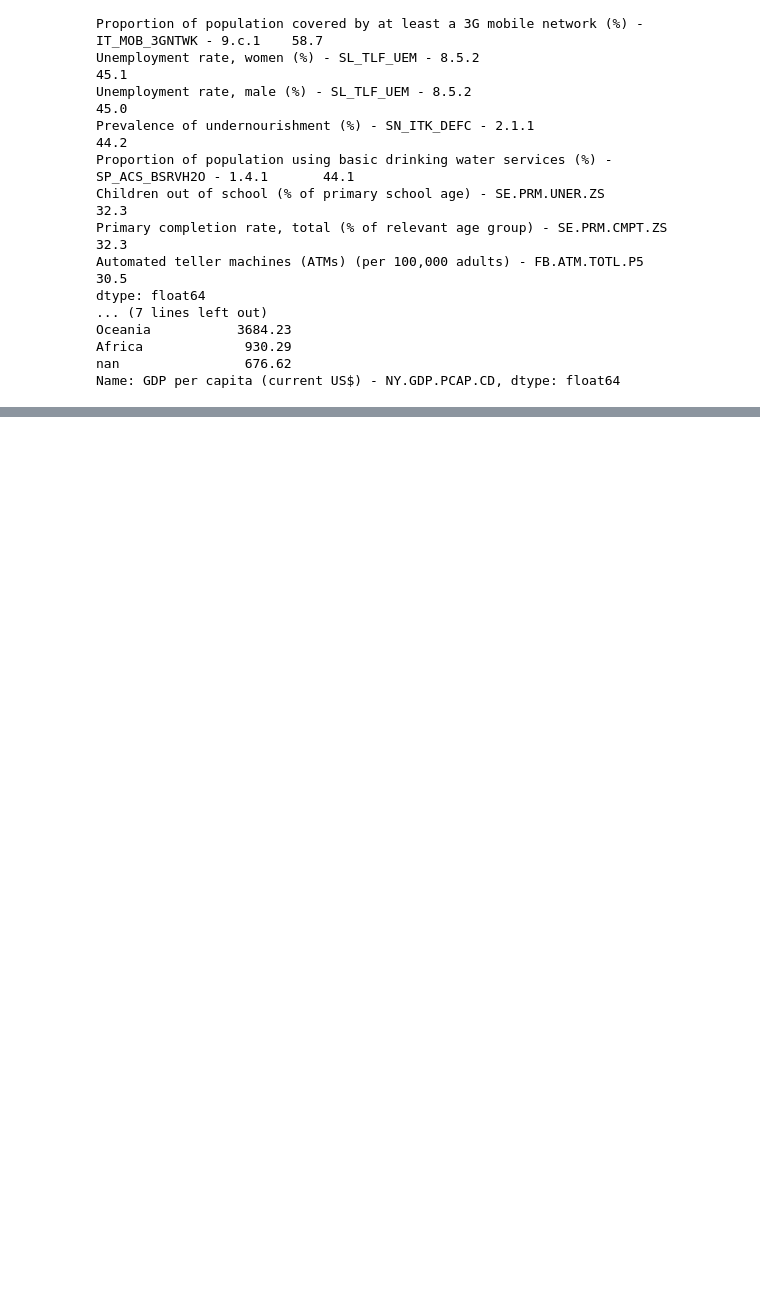
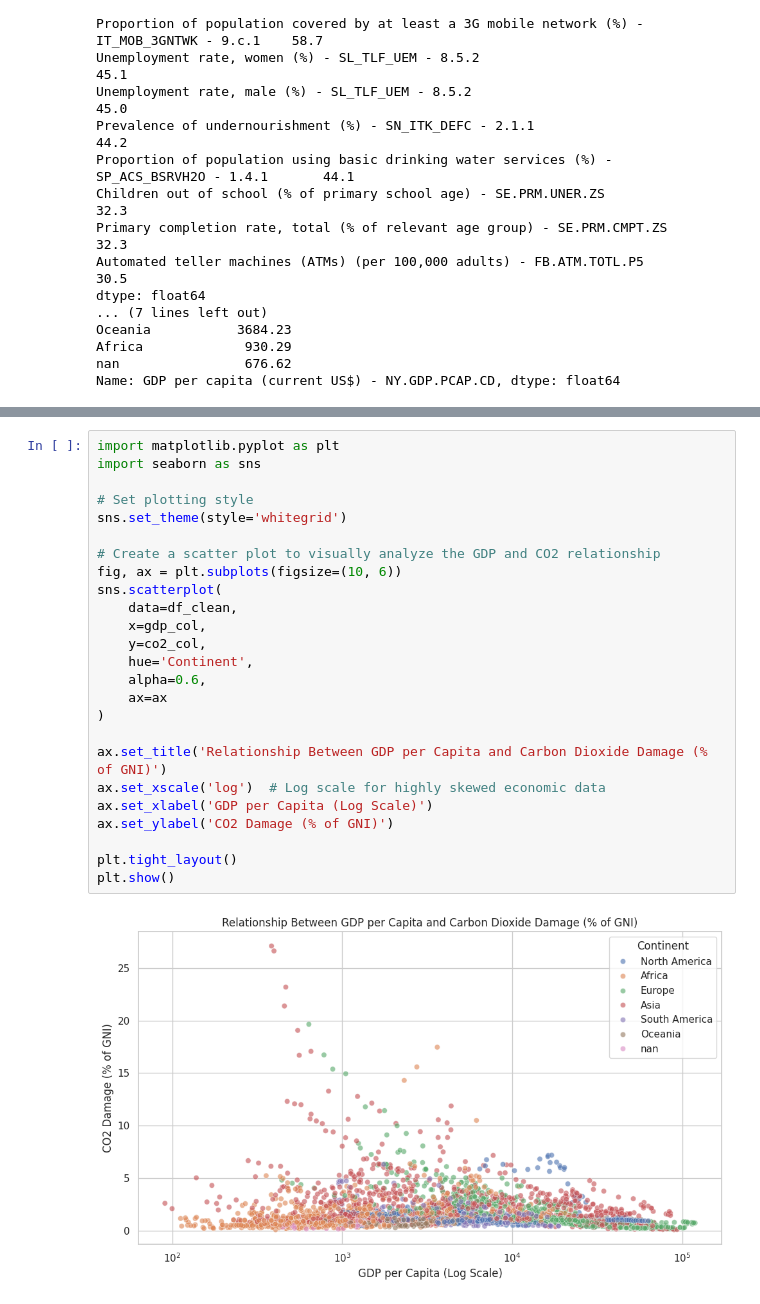
Before and after one commit to chinl00n/capstone, a Jupyter notebook: Sustain.ipynb, the cells around one changed output, grey strips where cells are left out. Drawn from its saved outputs; the diff is of its cells as text; blank space fills up the shorter version.

```diff
--- a/Sustain.ipynb
+++ b/Sustain.ipynb
@@ -69,0 +211,27 @@ Name: GDP per capita (current US$) - NY.GDP.PCAP.CD, dtype: float64
+# %%
+import matplotlib.pyplot as plt
+import seaborn as sns
+
+# Set plotting style
+sns.set_theme(style='whitegrid')
+
+# Create a scatter plot to visually analyze the GDP and CO2 relationship
+fig, ax = plt.subplots(figsize=(10, 6))
+sns.scatterplot(
+    data=df_clean,
+    x=gdp_col,
+    y=co2_col,
+    hue='Continent',
+    alpha=0.6,
+    ax=ax
+)
+
+ax.set_title('Relationship Between GDP per Capita and Carbon Dioxide Damage (% of GNI)')
+ax.set_xscale('log')  # Log scale for highly skewed economic data
+ax.set_xlabel('GDP per Capita (Log Scale)')
+ax.set_ylabel('CO2 Damage (% of GNI)')
+
+plt.tight_layout()
+plt.show()
+# %% [output]
+[figure, added]
```
Also changed, not shown: parts of 23 cells of this notebook.
